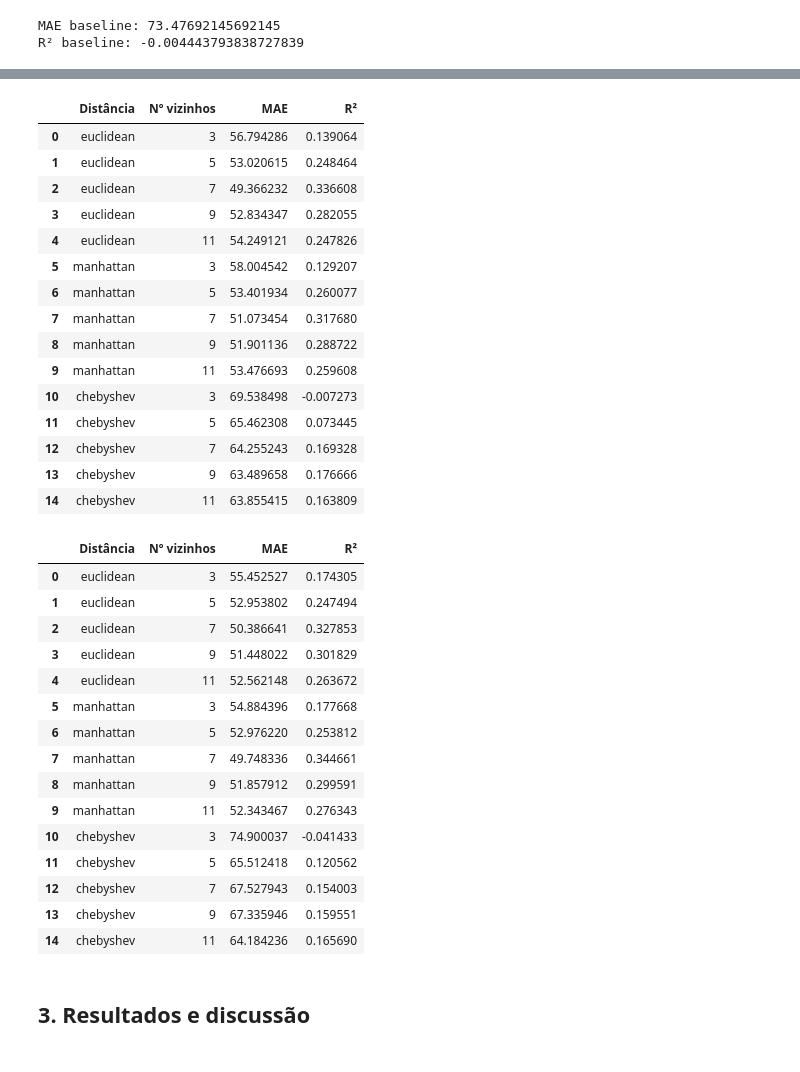
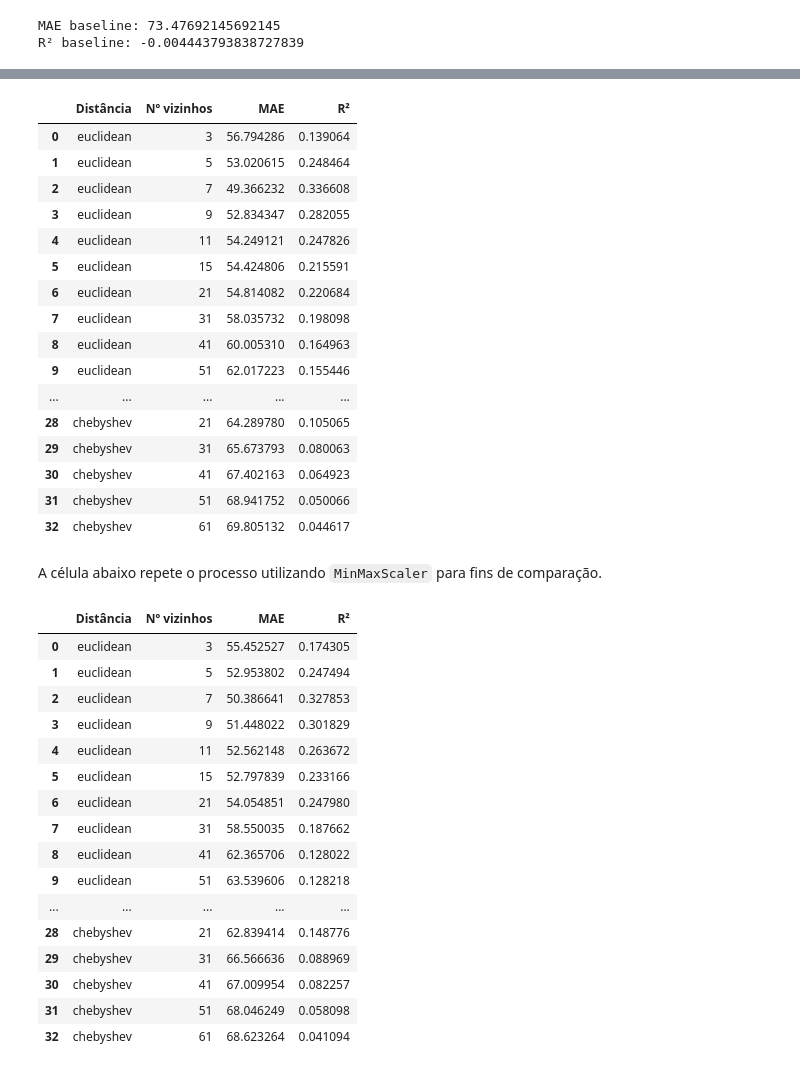
Before and after one commit to PangioAAA/Cubo_gelatinoso, a Jupyter notebook: Notebook/Cubo gelatinoso.ipynb, the cells around one changed output, grey strips where cells are left out. Cells and saved outputs as stored; diff of their text form; code cells hidden in the pictures.

```diff
--- a/Notebook/Cubo gelatinoso.ipynb
+++ b/Notebook/Cubo gelatinoso.ipynb
@@ -416,46 +440,49 @@ R² baseline: -0.004443793838727839
 # %%
 from sklearn.neighbors import KNeighborsRegressor
 
-valores_k = [3, 5, 7, 9, 11]
+valores_k = [3, 5, 7, 9, 11, 15, 21, 31, 41, 51, 61]
 metricas = ["euclidean", "manhattan", "chebyshev"]
 
 resultados = []
 
 for metrica in metricas:
     for k in valores_k:
 
         modelo = KNeighborsRegressor(n_neighbors=k, metric=metrica)
         modelo.fit(X_treino_ss, y_treino)
         pred_knn = modelo.predict(X_teste_ss)
 
         resultados.append({
             "Distância":metrica,
             "Nº vizinhos":k,
             "MAE":mean_absolute_error(y_teste, pred_knn),
             "R²":r2_score(y_teste, pred_knn)
         })
 
 df_resultados_1 = pd.DataFrame(resultados)
 df_resultados_1
 # %% [output]
 |  | Distância | Nº vizinhos | MAE | R² |
 | 0 | euclidean | 3 | 56.794286 | 0.139064 |
 | 1 | euclidean | 5 | 53.020615 | 0.248464 |
 | 2 | euclidean | 7 | 49.366232 | 0.336608 |
 | 3 | euclidean | 9 | 52.834347 | 0.282055 |
 | 4 | euclidean | 11 | 54.249121 | 0.247826 |
-| 5 | manhattan | 3 | 58.004542 | 0.129207 |
-| 6 | manhattan | 5 | 53.401934 | 0.260077 |
-| 7 | manhattan | 7 | 51.073454 | 0.317680 |
-| 8 | manhattan | 9 | 51.901136 | 0.288722 |
-| 9 | manhattan | 11 | 53.476693 | 0.259608 |
-| 10 | chebyshev | 3 | 69.538498 | -0.007273 |
-| 11 | chebyshev | 5 | 65.462308 | 0.073445 |
-| 12 | chebyshev | 7 | 64.255243 | 0.169328 |
-| 13 | chebyshev | 9 | 63.489658 | 0.176666 |
-| 14 | chebyshev | 11 | 63.855415 | 0.163809 |
+| 5 | euclidean | 15 | 54.424806 | 0.215591 |
+| 6 | euclidean | 21 | 54.814082 | 0.220684 |
+| 7 | euclidean | 31 | 58.035732 | 0.198098 |
+| 8 | euclidean | 41 | 60.005310 | 0.164963 |
+| 9 | euclidean | 51 | 62.017223 | 0.155446 |
+| ... | ... | ... | ... | ... |
+| 28 | chebyshev | 21 | 64.289780 | 0.105065 |
+| 29 | chebyshev | 31 | 65.673793 | 0.080063 |
+| 30 | chebyshev | 41 | 67.402163 | 0.064923 |
+| 31 | chebyshev | 51 | 68.941752 | 0.050066 |
+| 32 | chebyshev | 61 | 69.805132 | 0.044617 |
+# %% [markdown]
+A célula abaixo repete o processo utilizando `MinMaxScaler` para fins de comparação.
 # %%
-valores_k = [3, 5, 7, 9, 11]
+valores_k = [3, 5, 7, 9, 11, 15, 21, 31, 41, 51, 61]
 metricas = ["euclidean", "manhattan", "chebyshev"]
 
 resultados = []
@@ -483,15 +510,14 @@ df_resultados_2
 | 2 | euclidean | 7 | 50.386641 | 0.327853 |
 | 3 | euclidean | 9 | 51.448022 | 0.301829 |
 | 4 | euclidean | 11 | 52.562148 | 0.263672 |
-| 5 | manhattan | 3 | 54.884396 | 0.177668 |
-| 6 | manhattan | 5 | 52.976220 | 0.253812 |
-| 7 | manhattan | 7 | 49.748336 | 0.344661 |
-| 8 | manhattan | 9 | 51.857912 | 0.299591 |
-| 9 | manhattan | 11 | 52.343467 | 0.276343 |
-| 10 | chebyshev | 3 | 74.900037 | -0.041433 |
-| 11 | chebyshev | 5 | 65.512418 | 0.120562 |
-| 12 | chebyshev | 7 | 67.527943 | 0.154003 |
-| 13 | chebyshev | 9 | 67.335946 | 0.159551 |
-| 14 | chebyshev | 11 | 64.184236 | 0.165690 |
+| 5 | euclidean | 15 | 52.797839 | 0.233166 |
+| 6 | euclidean | 21 | 54.054851 | 0.247980 |
+| 7 | euclidean | 31 | 58.550035 | 0.187662 |
+| 8 | euclidean | 41 | 62.365706 | 0.128022 |
+| 9 | euclidean | 51 | 63.539606 | 0.128218 |
+| ... | ... | ... | ... | ... |
+| 28 | chebyshev | 21 | 62.839414 | 0.148776 |
+| 29 | chebyshev | 31 | 66.566636 | 0.088969 |
+| 30 | chebyshev | 41 | 67.009954 | 0.082257 |
+| 31 | chebyshev | 51 | 68.046249 | 0.058098 |
+| 32 | chebyshev | 61 | 68.623264 | 0.041094 |
-# %% [markdown]
-## **3. Resultados e discussão**
```
Also changed, not shown: parts of 25 cells of this notebook.
